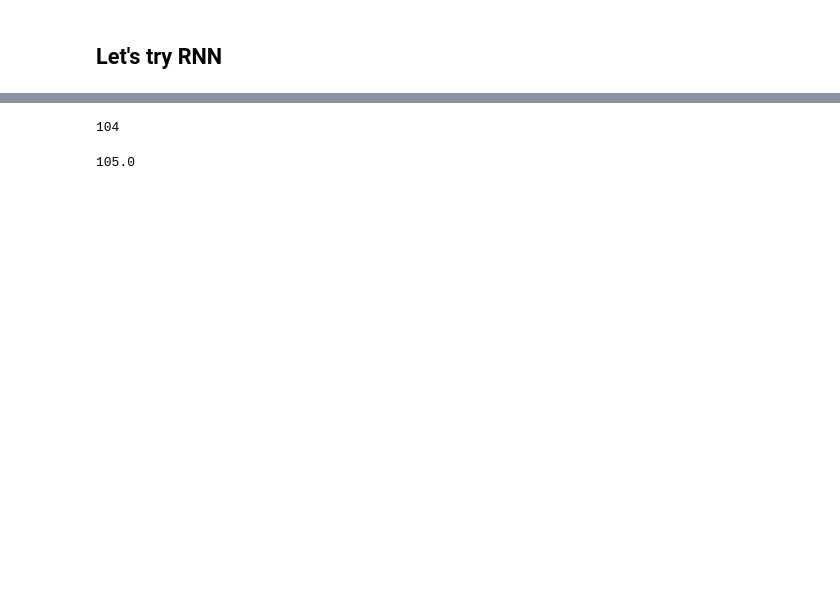
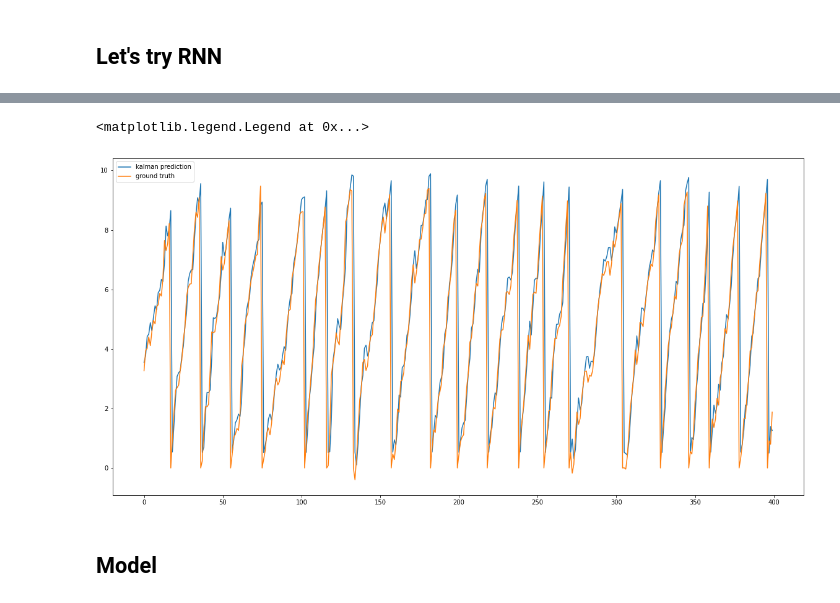
Before and after one commit to aneesurhashmi/kalmanfilters_nn, a Jupyter notebook: rnn.ipynb, the cells around one changed output, grey strips where cells are left out. Drawn from its saved outputs; the diff is of its cells as text; code cells hidden in the pictures; blank space fills up the shorter version.

```diff
--- a/rnn.ipynb
+++ b/rnn.ipynb
@@ -23,0 +18,22 @@ df.head()
+# %%
+df = pd.read_csv(os.path.join(DATA_DIR, CSV_NAME))
+
+# for csv_name in os.listdir(DATA_DIR):
+#     if csv_name == CSV_NAME:
+#         continue
+#     df = pd.concat([df, pd.read_csv(os.path.join(DATA_DIR, csv_name))])
+
+# df = df.interpolate() # to prevent nan in model output
+# df.head()
+
+
+# df = pd.read_csv(os.path.join(DATA_DIR, CSV_NAME))
+# df = pd.DataFrame()
+# for csv_name in os.listdir(DATA_DIR):
+#     print(list(df.columns))
+#     if csv_name == CSV_NAME:
+#         continue
+#     df = pd.concat([df, pd.read_csv(os.path.join(DATA_DIR, csv_name))])
+
+df = df.dropna(axis=1) # to prevent nan in model output
+df.head()
@@ -24,5 +47,30 @@ df.head()
+# %%
+# Split
+train_df = df.sample(frac=0.8, random_state=0)
+test_df = df.drop(train_df.index)
+
+
+
+# sanity checks
+
+# kf_pred = torch.tensor(df['kalman prediction'].to_list()).reshape(-1, 1)
+# gt = torch.tensor(df['ground truth'].to_list()).reshape(-1, 1)
+
+split = 400
+
+
+plt.figure(figsize=(20, 10))
+plt.plot(df['kalman prediction'].to_list()[:split])
+plt.plot(df['ground truth'].to_list()[:split])
+
+plt.legend(['kalman prediction', 'ground truth'])
+# %% [output]
+<matplotlib.legend.Legend at 0x...>
+[figure, added]
 # %%
 # df[df.isna().values]
+# %% [markdown]
+## Model
 # %%
 # Define the RNN model
 class SimpleRNN(nn.Module):
@@ -46,15 +97,0 @@ class SimpleRNN(nn.Module):
-# %%
-# Create some dummy data
-seq_len = 3
-batch_size = 10
-# num_batches = 69
-num_batches = (len(df) - seq_len) // (batch_size)
-input_size = 9
-output_size = 1
-num_batches
-# %% [output]
-104
-# %%
-len(df)/batch_size
-# %% [output]
-105.0
```
Also changed, not shown: parts of 29 cells of this notebook, 4 other files.
